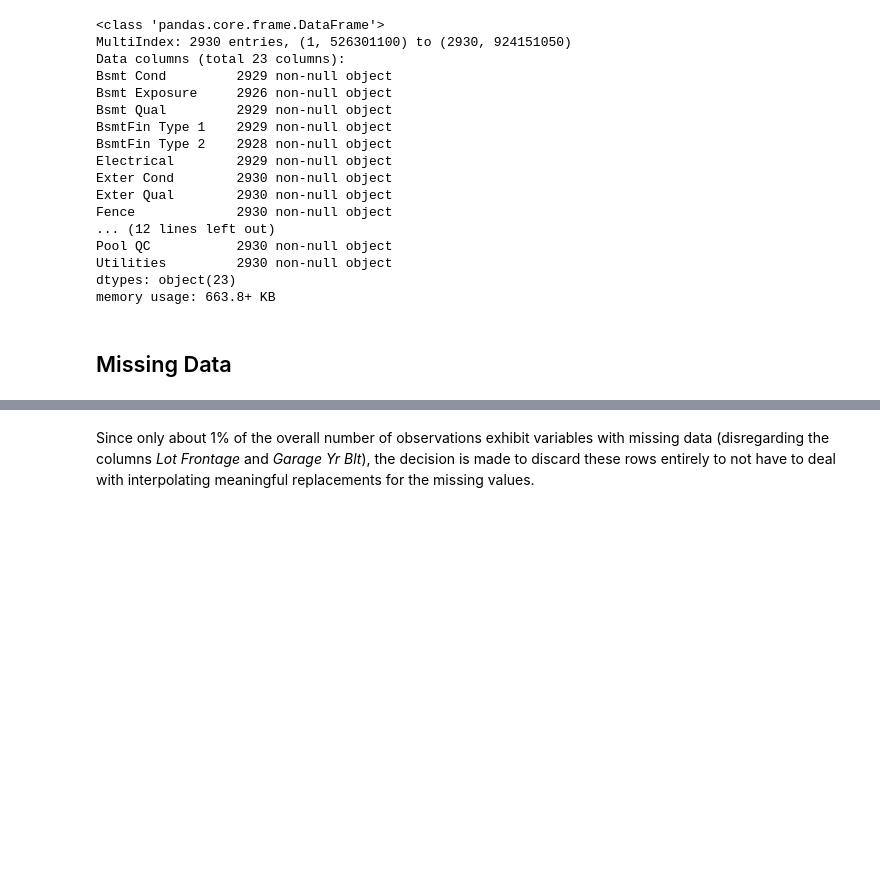
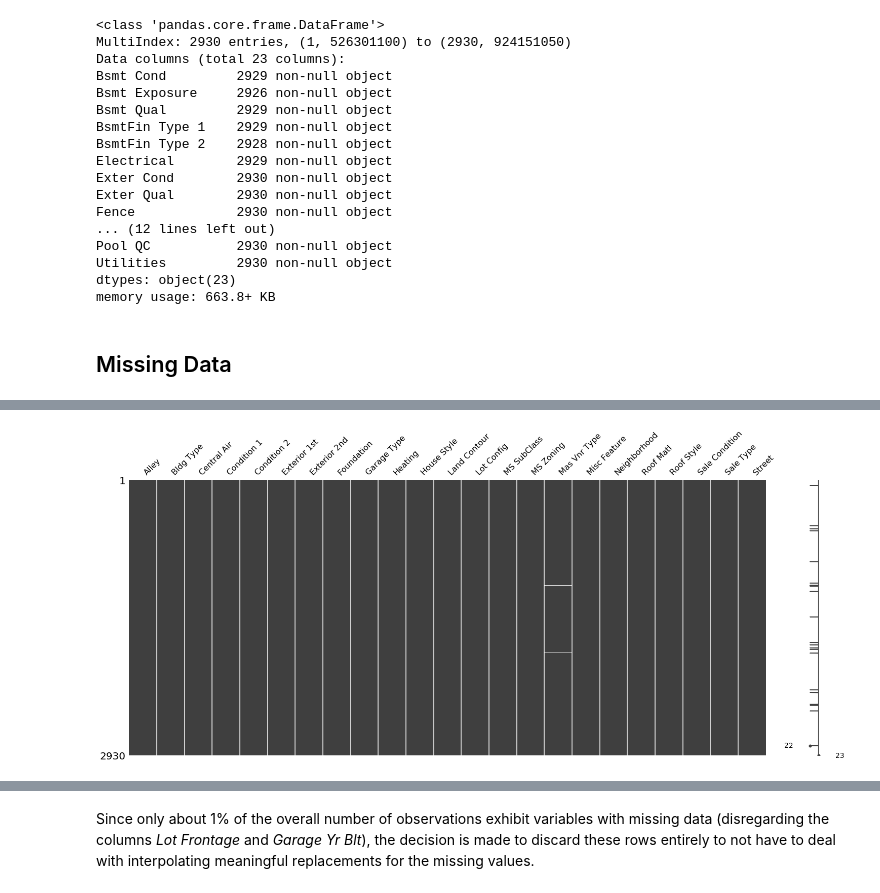
Before and after one commit to webartifex/ames-housing, a Jupyter notebook: 1_data_cleaning.ipynb, the cells around one changed output, grey strips where cells are left out. Drawn from its saved outputs; the diff is of its cells as text; code cells hidden in the pictures; blank space fills up the shorter version.

```diff
--- a/1_data_cleaning.ipynb
+++ b/1_data_cleaning.ipynb
@@ -437,0 +451,4 @@ memory usage: 663.8+ KB
+# %%
+msno.matrix(df[NOMINAL_VARIABLES]);
+# %% [output]
+[figure, added]
```
Also changed, not shown: parts of 9 cells of this notebook, 2 other files.
